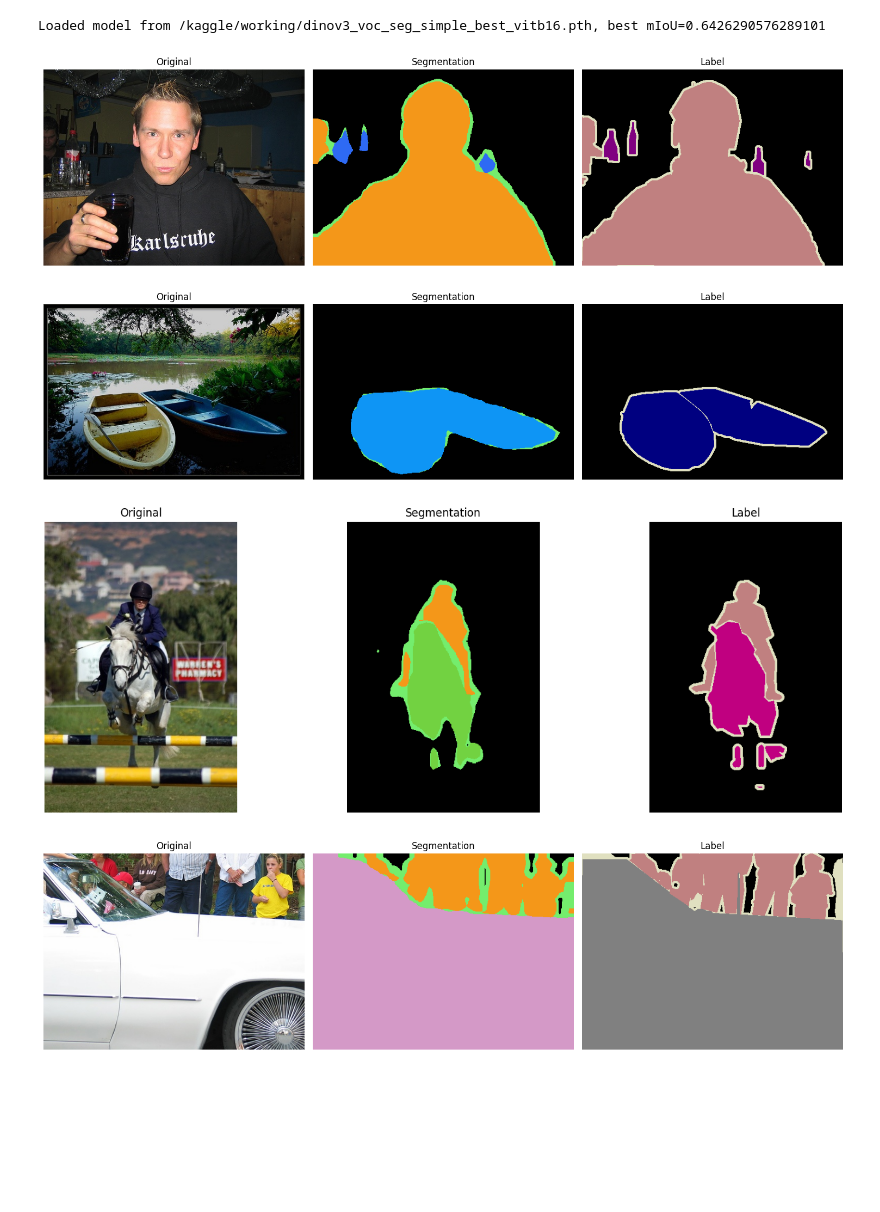
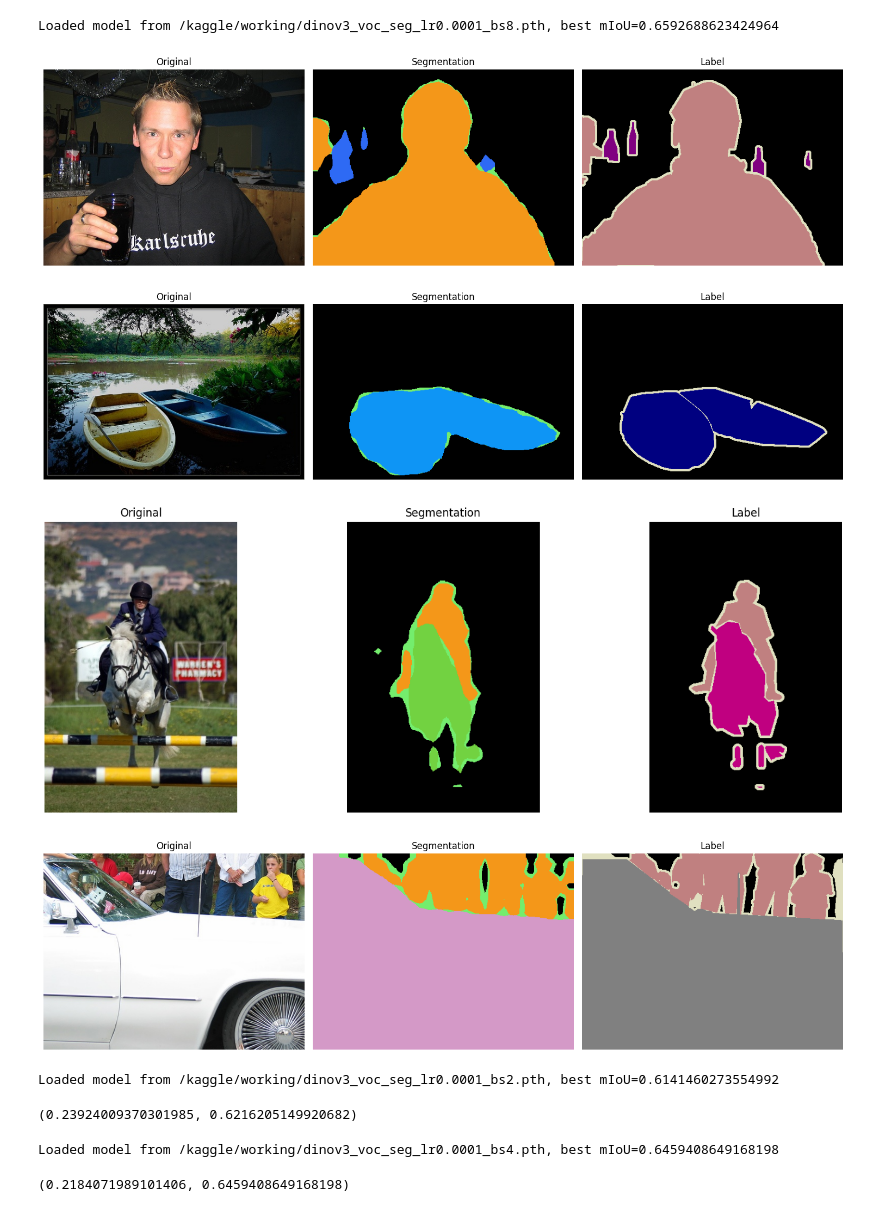
Before and after one commit to hydroshiba/DINOv3-benchmark, a Jupyter notebook: semantic-segmentation.ipynb, the cells around one changed output. Drawn from its saved outputs; the diff is of its cells as text; code cells hidden in the pictures; blank space fills up the shorter version.

Commit message:
update semantic segmentation

```diff
--- a/semantic-segmentation.ipynb
+++ b/semantic-segmentation.ipynb
@@ -391,7 +403,7 @@ IMG_DIR = "/kaggle/input/voc-2012-segmentation-data/voc_2012_segmentation_data/t
 LABEL_DIR = "/kaggle/input/voc-2012-segmentation-data/voc_2012_segmentation_data/train_labels/"
 
 # ===== CONFIG YOU SHOULD EDIT =====
-INFERENCE_MODEL_PATH = "/kaggle/working/dinov3_voc_seg_simple_best.pth"
+INFERENCE_MODEL_PATH = "/kaggle/working/dinov3_voc_seg_simple_best_vitb16.pth"
 
 
 # ===== COLOR MAP (SIMPLE RANDOM) =====
@@ -405,12 +417,13 @@ COLOR_MAP = create_color_map(NUM_CLASSES)
 
 def load_trained_model(
     checkpoint_path: str = INFERENCE_MODEL_PATH,
+    backbone_name: str = BACKBONE_NAME,
     device: str = DEVICE,
 ):
     device = torch.device(device if torch.cuda.is_available() else "cpu")
 
     # Instantiate your existing model class
-    model = DINOv3Segmentation()  # use same defaults as in training
+    model = DINOv3Segmentation(backbone_name=backbone_name)  # use same defaults as in training
     model.to(device)
 
     ckpt = torch.load(checkpoint_path, map_location=device)
@@ -438,6 +451,7 @@ def run_inference(
     img_size: int = IMG_SIZE,
     device: str = DEVICE,
     show_plots: bool = True,
+    save_dir: str = None
 ):
     device = torch.device(device if torch.cuda.is_available() else "cpu")
 
@@ -481,16 +495,15 @@ def run_inference(
 
             plt.tight_layout()
             plt.show()
+            if save_dir is not None:
+                fig.savefig(save_dir + image_name + ".png", dpi=300, bbox_inches="tight")
-# %%
-model = load_trained_model()
-# %% [output]
-Loaded model from /kaggle/working/dinov3_voc_seg_simple_best_vitb16.pth, best mIoU=0.6426290576289101
 # %%
-
+model = load_trained_model(checkpoint_path="/kaggle/working/dinov3_voc_seg_lr0.0001_bs8.pth", backbone_name="facebook/dinov3-vitb16-pretrain-lvd1689m")
 images_name = ["2007_000170", "2007_000713", "2007_000836", "2007_001857"]
-run_inference(model, images_name=images_name)
+run_inference(model, images_name=images_name, save_dir='/kaggle/working/output')
 # %% [output]
+Loaded model from /kaggle/working/dinov3_voc_seg_lr0.0001_bs8.pth, best mIoU=0.6592688623424964
-[figure, old version]
+[figure, new version]
-[figure, old version]
+[figure, new version]
-[figure, old version]
+[figure, new version]
-[figure, old version]
+[figure, new version]
@@ -496,0 +521,18 @@ run_inference(model, images_name=images_name)
+# %%
+model = load_trained_model(checkpoint_path="/kaggle/working/dinov3_voc_seg_lr0.0001_bs2.pth", backbone_name="facebook/dinov3-vitb16-pretrain-lvd1689m")
+val_loss, val_miou = validate(
+    model, valid_loader, device, num_classes=NUM_CLASSES
+)
+val_loss, val_miou
+# %% [output]
+Loaded model from /kaggle/working/dinov3_voc_seg_lr0.0001_bs2.pth, best mIoU=0.6141460273554992
+(0.23924009370301985, 0.6216205149920682)
+# %%
+model = load_trained_model(checkpoint_path="/kaggle/working/dinov3_voc_seg_lr0.0001_bs4.pth", backbone_name="facebook/dinov3-vitb16-pretrain-lvd1689m")
+val_loss, val_miou = validate(
+    model, valid_loader, device, num_classes=NUM_CLASSES
+)
+val_loss, val_miou
+# %% [output]
+Loaded model from /kaggle/working/dinov3_voc_seg_lr0.0001_bs4.pth, best mIoU=0.6459408649168198
+(0.2184071989101406, 0.6459408649168198)
```
Also changed, not shown: parts of 5 cells of this notebook.
